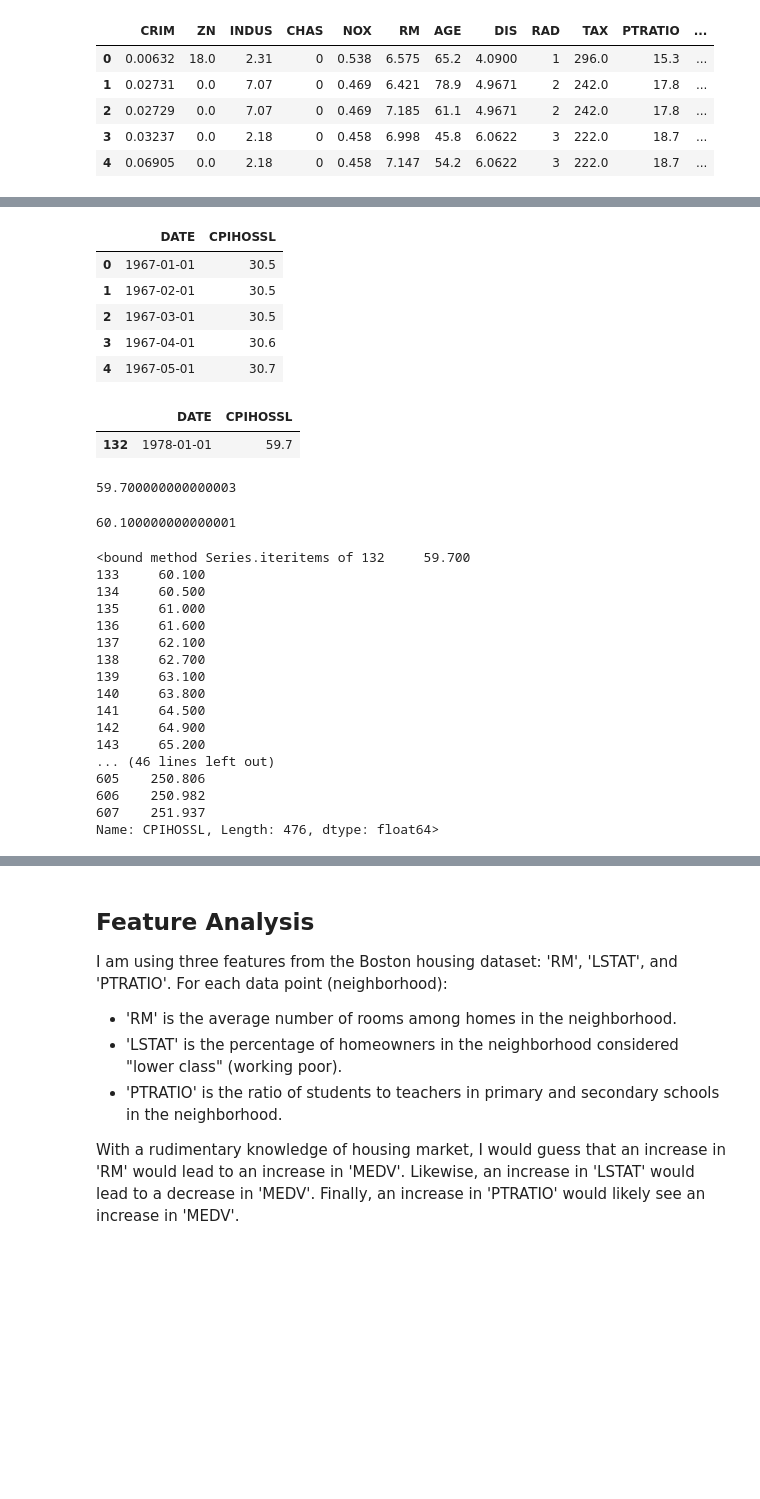
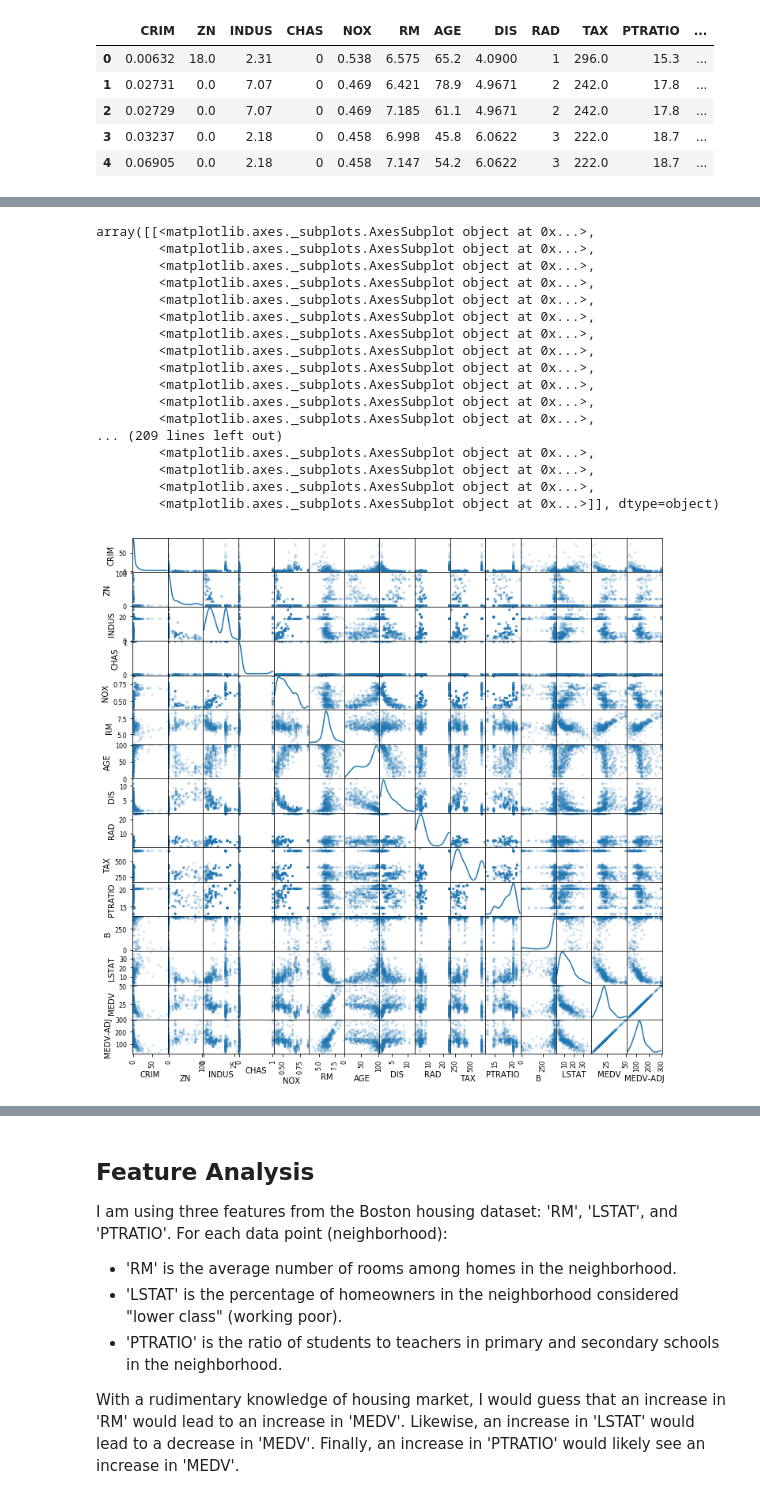
Before and after one commit to Tashwini12/Boston-Housing, a Jupyter notebook: boston_housing.ipynb, the cells around one changed output, grey strips where cells are left out. Saved outputs shown, nothing was run; the diff lists cells and outputs as text; code cells hidden in the pictures; blank space fills up the shorter version.

```diff
--- a/boston_housing.ipynb
+++ b/boston_housing.ipynb
@@ -103,0 +93,2 @@ array([ 1,  2,  3,  5,  4,  8,  6,  7, 24], dtype=int64)
+# %%
+cshpi = pd.read_csv('CSUSHPINSA.csv')
@@ -103,0 +99,4 @@ array([ 1,  2,  3,  5,  4,  8,  6,  7, 24], dtype=int64)
+# %%
+data['MEDV-ADJ'] = np.nan
+# %%
+data['MEDV-ADJ'] = data['MEDV']*cshpi.CSUSHPINSA.iloc[-1]/cshpi.CSUSHPINSA.iloc[36]
@@ -113,46 +121,26 @@ data.describe()
 | 50% | 0.256510 | 0.000000 | 9.690000 | 0.000000 | 0.538000 | 6.208500 | 77.500000 | 3.207450 | 5.000000 | 330.000000 | 19.050000 | ... |
 | 75% | 3.677082 | 12.500000 | 18.100000 | 0.000000 | 0.624000 | 6.623500 | 94.075000 | 5.188425 | 24.000000 | 666.000000 | 20.200000 | ... |
 | max | 88.976200 | 100.000000 | 27.740000 | 1.000000 | 0.871000 | 8.780000 | 100.000000 | 12.126500 | 24.000000 | 711.000000 | 22.000000 | ... |
-# %%
-cpi = pd.read_csv('CPIHOSSL.csv')
-cpi.head()
-# %% [output]
-|  | DATE | CPIHOSSL |
-| 0 | 1967-01-01 | 30.5 |
-| 1 | 1967-02-01 | 30.5 |
-| 2 | 1967-03-01 | 30.5 |
-| 3 | 1967-04-01 | 30.6 |
-| 4 | 1967-05-01 | 30.7 |
-# %%
-cpi[cpi['DATE']=='1978-01-01']
-# %% [output]
-|  | DATE | CPIHOSSL |
-| 132 | 1978-01-01 | 59.7 |
-# %%
-cpi.CPIHOSSL.iloc[132]
-# %% [output]
-59.700000000000003
-# %%
-cpi.CPIHOSSL.iloc[133]
-# %% [output]
-60.100000000000001
-# %%
-cpi.CPIHOSSL[132:-1].iteritems
-# %% [output]
-<bound method Series.iteritems of 132     59.700
-133     60.100
-134     60.500
-135     61.000
-136     61.600
-137     62.100
-138     62.700
-139     63.100
-140     63.800
-141     64.500
-142     64.900
-143     65.200
-... (46 lines left out)
-605    250.806
-606    250.982
-607    251.937
-Name: CPIHOSSL, Length: 476, dtype: float64>
+# %%
+from pandas.plotting import scatter_matrix
+
+scatter_matrix(data, alpha=0.2, figsize=(12, 12), diagonal='kde')
+# %% [output]
+array([[<matplotlib.axes._subplots.AxesSubplot object at 0x...>,
+        <matplotlib.axes._subplots.AxesSubplot object at 0x...>,
+        <matplotlib.axes._subplots.AxesSubplot object at 0x...>,
+        <matplotlib.axes._subplots.AxesSubplot object at 0x...>,
+        <matplotlib.axes._subplots.AxesSubplot object at 0x...>,
+        <matplotlib.axes._subplots.AxesSubplot object at 0x...>,
+        <matplotlib.axes._subplots.AxesSubplot object at 0x...>,
+        <matplotlib.axes._subplots.AxesSubplot object at 0x...>,
+        <matplotlib.axes._subplots.AxesSubplot object at 0x...>,
+        <matplotlib.axes._subplots.AxesSubplot object at 0x...>,
+        <matplotlib.axes._subplots.AxesSubplot object at 0x...>,
+        <matplotlib.axes._subplots.AxesSubplot object at 0x...>,
+... (209 lines left out)
+        <matplotlib.axes._subplots.AxesSubplot object at 0x...>,
+        <matplotlib.axes._subplots.AxesSubplot object at 0x...>,
+        <matplotlib.axes._subplots.AxesSubplot object at 0x...>,
+        <matplotlib.axes._subplots.AxesSubplot object at 0x...>]], dtype=object)
+[figure, added]
```
Also changed, not shown: parts of 17 cells of this notebook.
